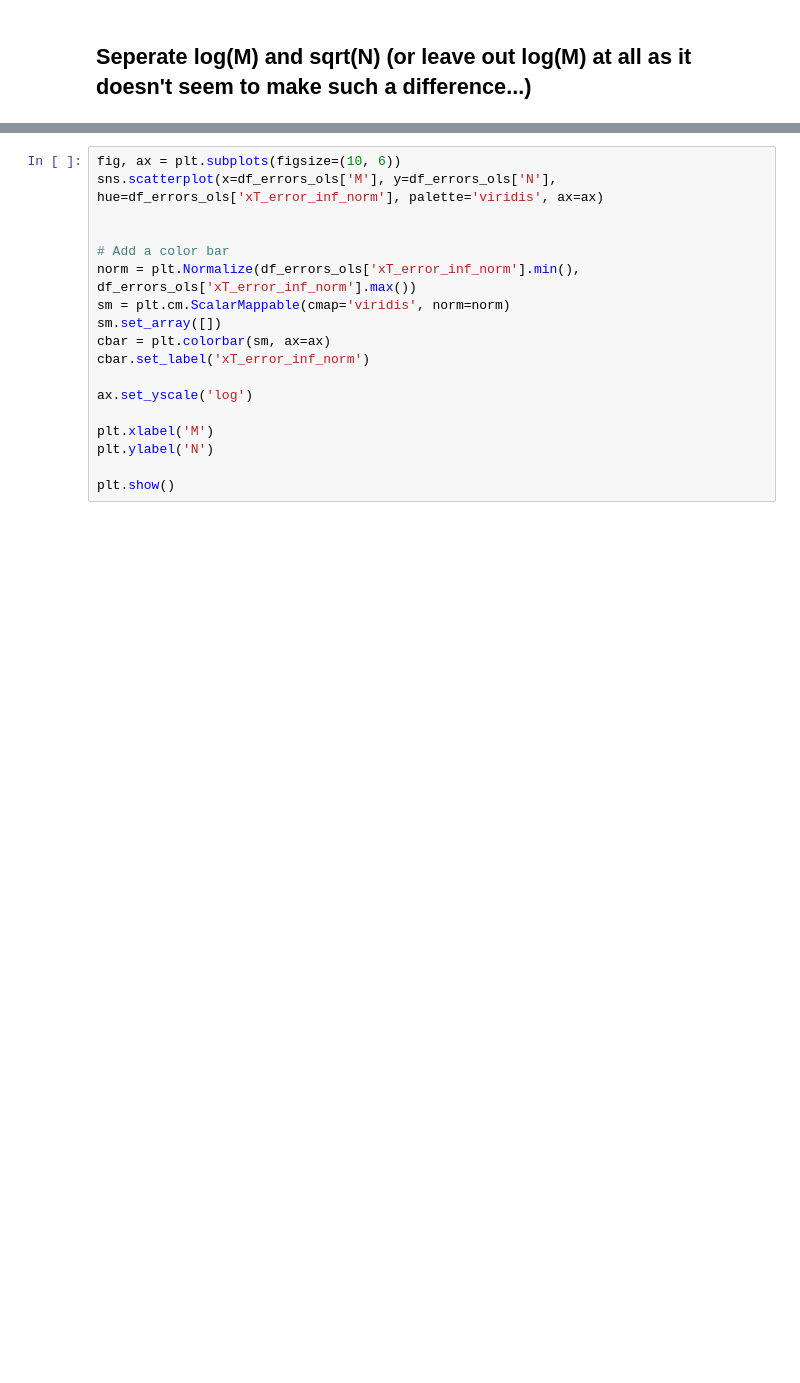
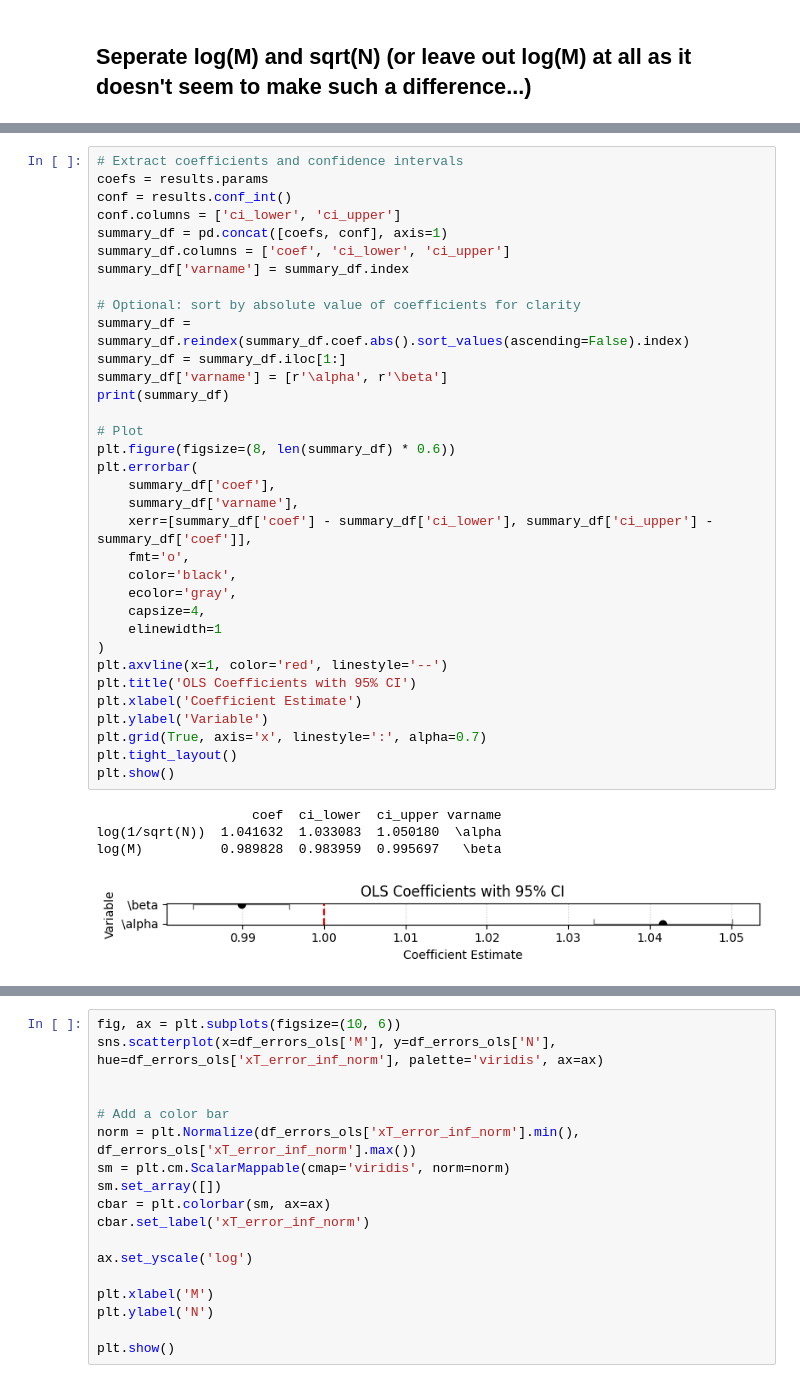
Before and after one commit to kvanarem42/xthreat-error-quantification-agentic, a Jupyter notebook: 4-investigate-results/apply_maximal_error.ipynb, the cells around one changed output, grey strips where cells are left out. Saved outputs shown, nothing was run; the diff lists cells and outputs as text; blank space fills up the shorter version.

```diff
--- a/4-investigate-results/apply_maximal_error.ipynb
+++ b/4-investigate-results/apply_maximal_error.ipynb
@@ -485,0 +637,39 @@ Notes:
+# %%
+# Extract coefficients and confidence intervals
+coefs = results.params
+conf = results.conf_int()
+conf.columns = ['ci_lower', 'ci_upper']
+summary_df = pd.concat([coefs, conf], axis=1)
+summary_df.columns = ['coef', 'ci_lower', 'ci_upper']
+summary_df['varname'] = summary_df.index
+
+# Optional: sort by absolute value of coefficients for clarity
+summary_df = summary_df.reindex(summary_df.coef.abs().sort_values(ascending=False).index)
+summary_df = summary_df.iloc[1:]
+summary_df['varname'] = [r'\alpha', r'\beta']
+print(summary_df)
+
+# Plot
+plt.figure(figsize=(8, len(summary_df) * 0.6))
+plt.errorbar(
+    summary_df['coef'],
+    summary_df['varname'],
+    xerr=[summary_df['coef'] - summary_df['ci_lower'], summary_df['ci_upper'] - summary_df['coef']],
+    fmt='o',
+    color='black',
+    ecolor='gray',
+    capsize=4,
+    elinewidth=1
+)
+plt.axvline(x=1, color='red', linestyle='--')
+plt.title('OLS Coefficients with 95% CI')
+plt.xlabel('Coefficient Estimate')
+plt.ylabel('Variable')
+plt.grid(True, axis='x', linestyle=':', alpha=0.7)
+plt.tight_layout()
+plt.show()
+# %% [output]
+                    coef  ci_lower  ci_upper varname
+log(1/sqrt(N))  1.041632  1.033083  1.050180  \alpha
+log(M)          0.989828  0.983959  0.995697   \beta
+[figure, added]
```
Also changed, not shown: parts of 24 cells of this notebook, 4 other files.
